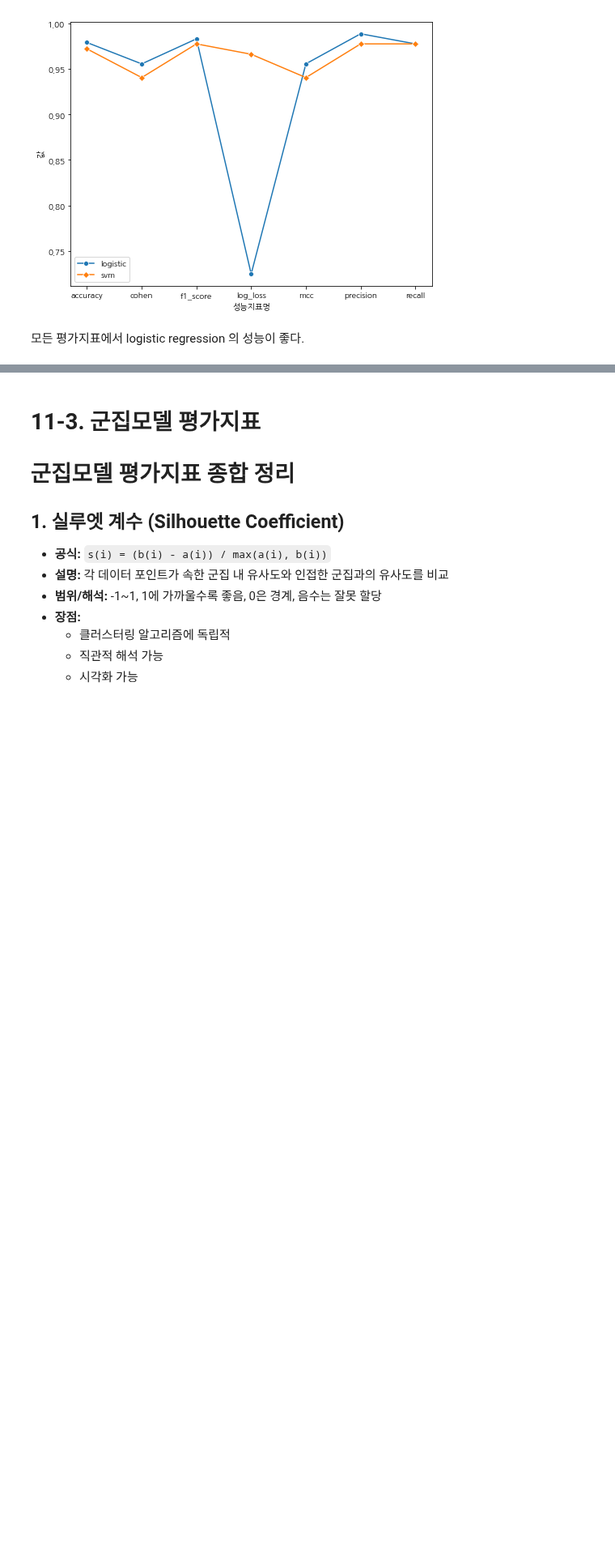
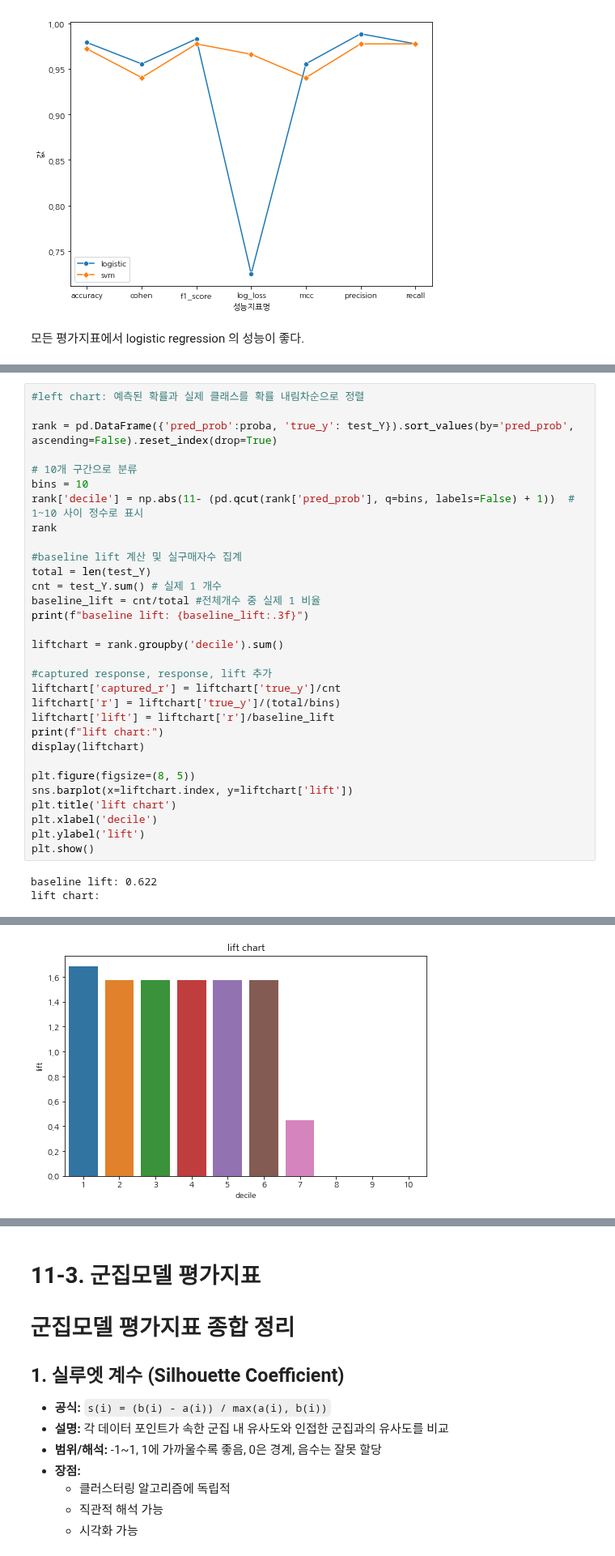
Before and after one commit to qiwerr1004/ADP_go, a Jupyter notebook: final/book/Chap11. 모델 평가지표와 거리지표.ipynb, the cells around one changed output, grey strips where cells are left out. Shown at 81% size. Cells and saved outputs as stored; diff of their text form; blank space fills up the shorter version.

```diff
--- a/final/book/Chap11. 모델 평가지표와 거리지표.ipynb
+++ b/final/book/Chap11. 모델 평가지표와 거리지표.ipynb
@@ -554,0 +583,34 @@ plt.show()
+# %%
+#left chart: 예측된 확률과 실제 클래스를 확률 내림차순으로 정렬
+
+rank = pd.DataFrame({'pred_prob':proba, 'true_y': test_Y}).sort_values(by='pred_prob', ascending=False).reset_index(drop=True)
+
+# 10개 구간으로 분류
+bins = 10
+rank['decile'] = np.abs(11- (pd.qcut(rank['pred_prob'], q=bins, labels=False) + 1))  # 1~10 사이 정수로 표시
+rank
+
+#baseline lift 계산 및 실구매자수 집계
+total = len(test_Y)
+cnt = test_Y.sum() # 실제 1 개수
+baseline_lift = cnt/total #전체개수 중 실제 1 비율
+print(f"baseline lift: {baseline_lift:.3f}")
+
+liftchart = rank.groupby('decile').sum()
+
+#captured response, response, lift 추가
+liftchart['captured_r'] = liftchart['true_y']/cnt
+liftchart['r'] = liftchart['true_y']/(total/bins)
+liftchart['lift'] = liftchart['r']/baseline_lift
+print(f"lift chart:")
+display(liftchart)
+
+plt.figure(figsize=(8, 5))
+sns.barplot(x=liftchart.index, y=liftchart['lift'])
+plt.title('lift chart')
+plt.xlabel('decile')
+plt.ylabel('lift')
+plt.show()
+# %% [output]
+baseline lift: 0.622
+lift chart:
@@ -554,0 +629 @@ plt.show()
+[figure, added]
```
Also changed, not shown: parts of 9 cells of this notebook.
